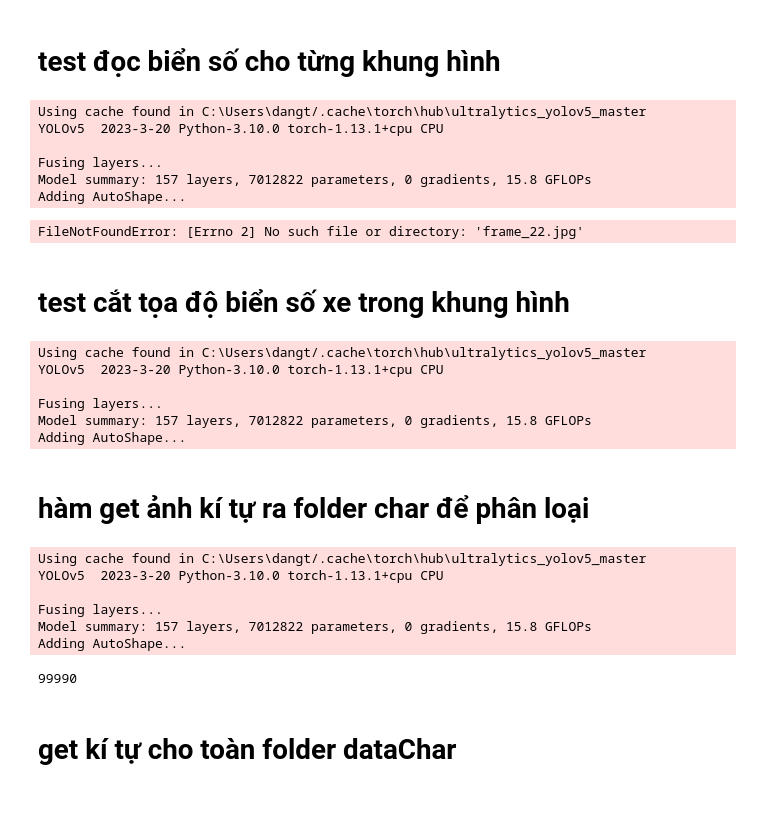
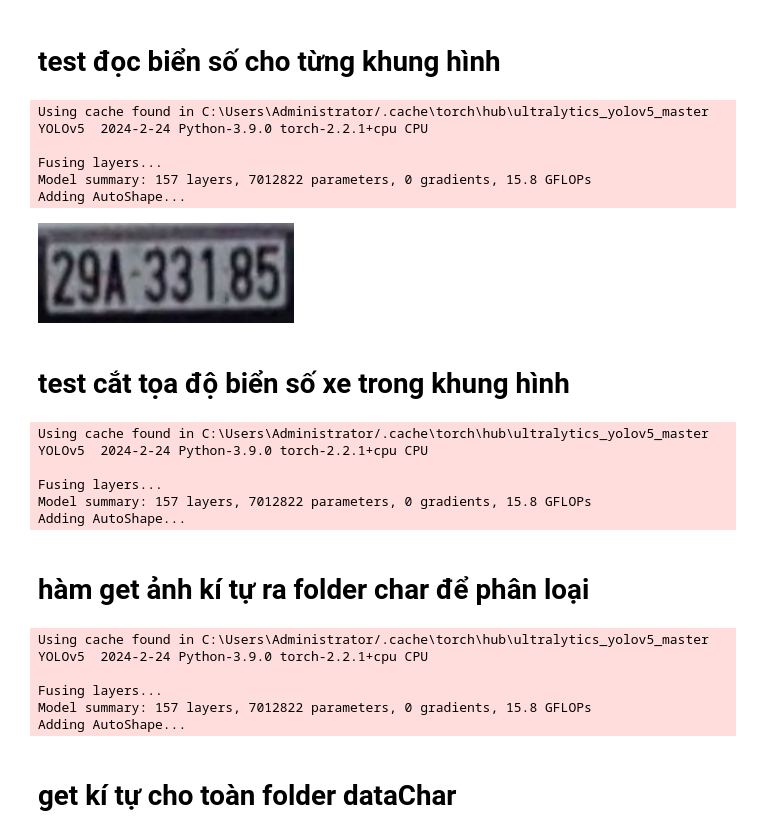
Before and after one commit to meruemVN/pbl6, a Jupyter notebook: test.ipynb, the cells around one changed output. Drawn from its saved outputs; the diff is of its cells as text; code cells hidden in the pictures; blank space fills up the shorter version.

```diff
--- a/test.ipynb
+++ b/test.ipynb
@@ -5,26 +5,26 @@
 # %%
 import cv2
 
 import torch
 
 model = torch.hub.load('ultralytics/yolov5', 'custom', path='weights/last.pt')
 
-image = cv2.imread('frame_22.jpg')
+image = cv2.imread('1.jpg')
 
 image = cv2.cvtColor(image, cv2.COLOR_BGR2RGB)
-cv2.imshow("Image", image)
+#cv2.imshow("Image", image)
 results = model(image)
 results.show()
 cv2.waitKey(0)
 cv2.destroyAllWindows()
 # %% [output]
-Using cache found in C:\Users\dangt/.cache\torch\hub\ultralytics_yolov5_master
-YOLOv5  2023-3-20 Python-3.10.0 torch-1.13.1+cpu CPU
+Using cache found in C:\Users\Administrator/.cache\torch\hub\ultralytics_yolov5_master
+YOLOv5  2024-2-24 Python-3.9.0 torch-2.2.1+cpu CPU
 
 Fusing layers...
 Model summary: 157 layers, 7012822 parameters, 0 gradients, 15.8 GFLOPs
 Adding AutoShape...
-FileNotFoundError: [Errno 2] No such file or directory: 'frame_22.jpg'
+[figure, added]
 # %% [markdown]
 # test cắt tọa độ biển số xe trong khung hình
 # %%
@@ -33,7 +33,7 @@ import torch
 
 model = torch.hub.load('ultralytics/yolov5', 'custom', path='weights/last.pt')
 
-image = cv2.imread('aaa/test9.jpg')
+image = cv2.imread('2.jpg')
 image = cv2.cvtColor(image, cv2.COLOR_BGR2RGB)
 
 results = model(image)
@@ -45,8 +45,8 @@ for i, det in enumerate(results.xyxy[0]):
     # In ra tọa độ bbox của vật thể thứ i
     print(f'Bbox {i}: {bbox}')
 # %% [output]
-Using cache found in C:\Users\dangt/.cache\torch\hub\ultralytics_yolov5_master
-YOLOv5  2023-3-20 Python-3.10.0 torch-1.13.1+cpu CPU
+Using cache found in C:\Users\Administrator/.cache\torch\hub\ultralytics_yolov5_master
+YOLOv5  2024-2-24 Python-3.9.0 torch-2.2.1+cpu CPU
 
 Fusing layers...
 Model summary: 157 layers, 7012822 parameters, 0 gradients, 15.8 GFLOPs
@@ -103,7 +103,7 @@ import os
 
 
 model = torch.hub.load('ultralytics/yolov5', 'custom', path='weights/best.pt')
-folder_path = "aaa/" # đường dẫn đến folder chứa ảnh
+folder_path = "/" # đường dẫn đến folder chứa ảnh
 
 i = 99990
 type = []
@@ -114,13 +114,12 @@ for filename in os.listdir(folder_path):
         getchar(img, i, model)
         i = i+10
 # %% [output]
-Using cache found in C:\Users\dangt/.cache\torch\hub\ultralytics_yolov5_master
-YOLOv5  2023-3-20 Python-3.10.0 torch-1.13.1+cpu CPU
+Using cache found in C:\Users\Administrator/.cache\torch\hub\ultralytics_yolov5_master
+YOLOv5  2024-2-24 Python-3.9.0 torch-2.2.1+cpu CPU
 
 Fusing layers...
 Model summary: 157 layers, 7012822 parameters, 0 gradients, 15.8 GFLOPs
 Adding AutoShape...
-99990
 # %%
 from PIL import Image
 import os
```
Also changed, not shown: parts of 5 cells of this notebook, 33 other files.
